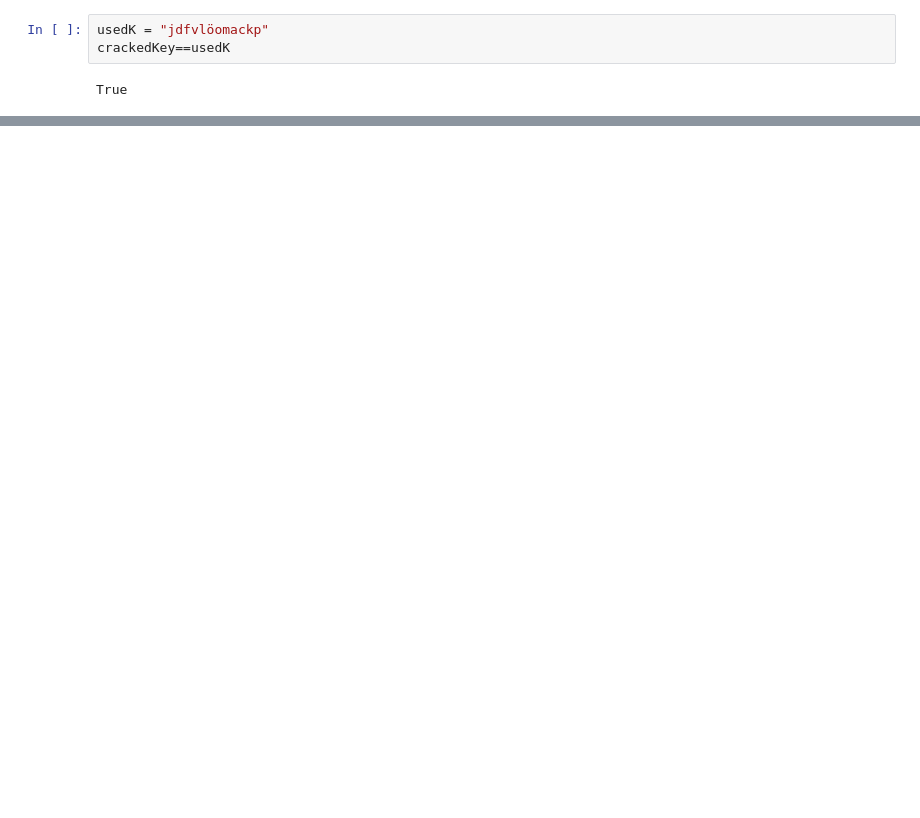
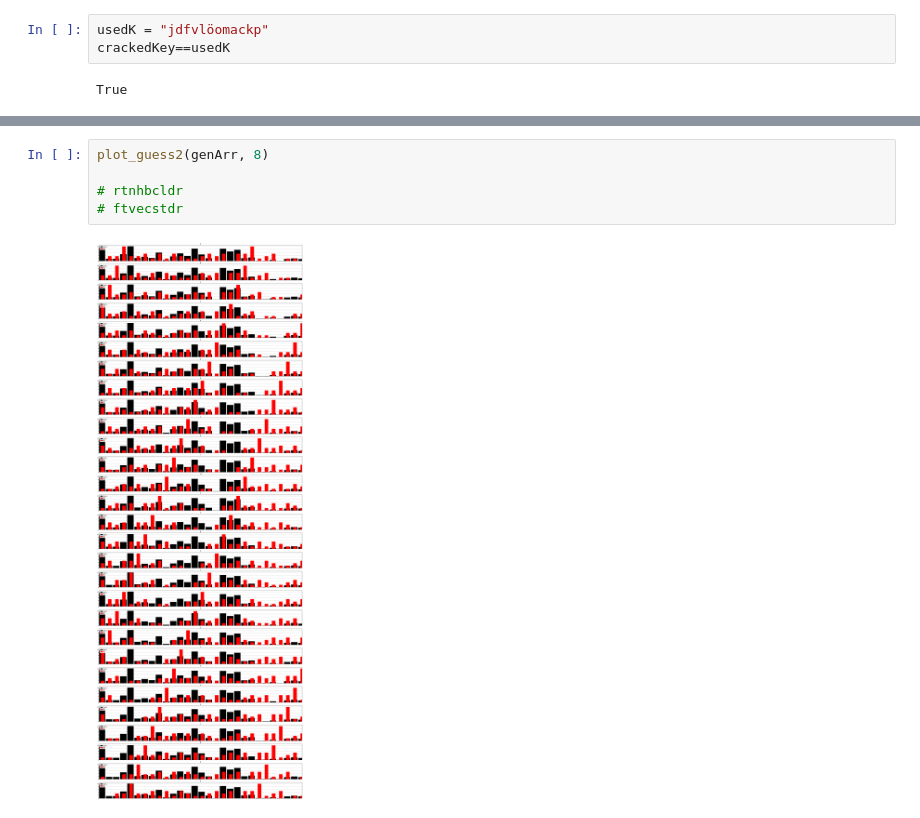
Before and after one commit to s4nat/vigenere, a Jupyter notebook: experiments.ipynb, the cells around one changed output, grey strips where cells are left out. Saved outputs shown, nothing was run; the diff lists cells and outputs as text; blank space fills up the shorter version.

```diff
--- a/experiments.ipynb
+++ b/experiments.ipynb
@@ -299,0 +137,7 @@ espqkeslkdykhaipblxrgavtåeecpldveynlirbllyasnbbånvfgfdbryniäaaytsdedvasfpäla
+# %%
+plot_guess2(genArr, 8)
+
+# rtnhbcldr
+# ftvecstdr
+# %% [output]
+[figure, added]
```
Also changed, not shown: parts of 26 cells of this notebook, 13 other files.
